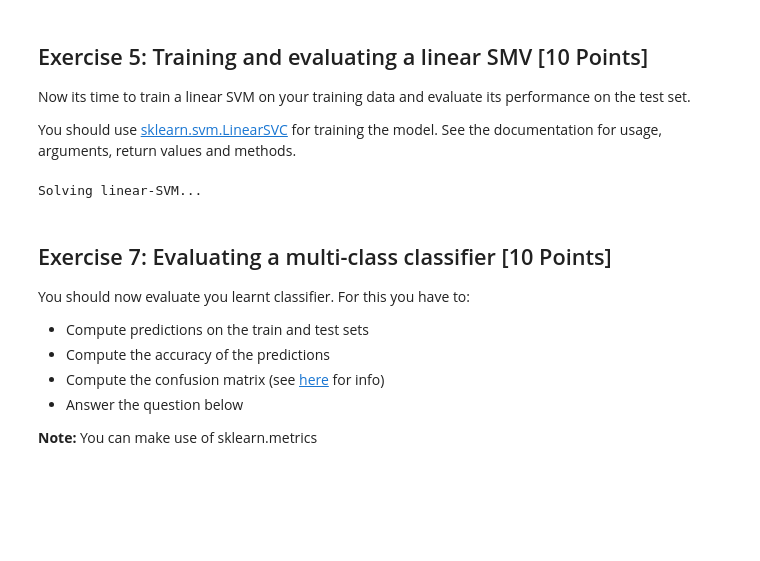
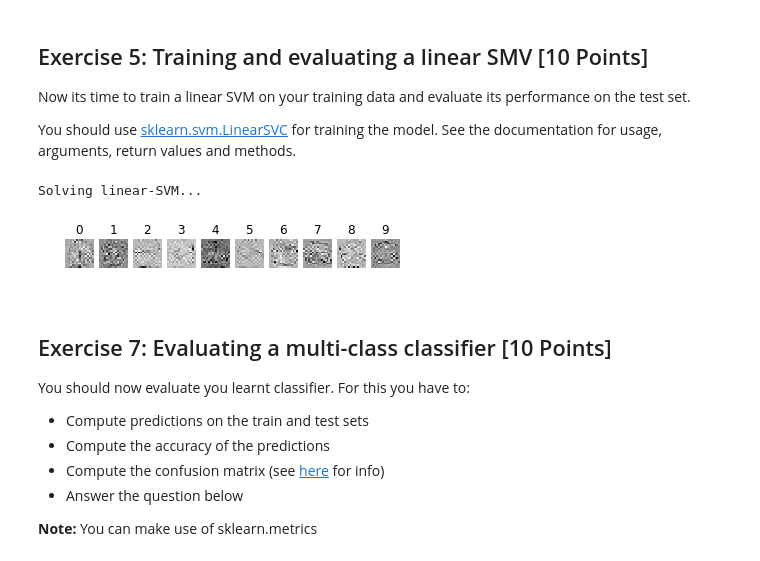
Before and after one commit to nibill/BME-MachineLearning, a Jupyter notebook: Assignment 2/Assignment2.ipynb, the cells around one changed output. Saved outputs shown, nothing was run; the diff lists cells and outputs as text; code cells hidden in the pictures; blank space fills up the shorter version.

```diff
--- a/Assignment 2/Assignment2.ipynb
+++ b/Assignment 2/Assignment2.ipynb
@@ -235,6 +216,7 @@ In this exercise you should:
 **NOTE:** You are allowed to use any functions in sklearn for this exercise
 # %%
 from sklearn import preprocessing
+#from sklearn import model_selection
 X_train = y_train = X_test = y_test = None
 
 #######################################################################
@@ -246,23 +228,25 @@ X_train = y_train = X_test = y_test = None
 # - Think about the sizes of the splits: What are good values and how #
 #   does this affect your train/test performance?                     #
 #######################################################################
-print(X)
-X_train, X_teas, y_train, y_test = train_test_split(X, y, test_size = 0.3)
+# X_train, X_test, y_train, y_test = model_selection.train_test_split(X, y, train_size=0.3)
+X_train, X_test, y_train, y_test = train_test_split(X, y, train_size=0.3)
 
 #######################################################################
 #                         END OF YOUR CODE                            #
 #######################################################################
-print(X_train)
 
-def pre_process(X):
+def pre_process(x):
     #######################################################################
     # TODO:                                                               #
     # Implement preprocessing of the data bbefore feeding to the SVM.     #
     # NOTE: This function will be used to grade the performance on the    #
     # held-out test set!                                                  #
     #######################################################################
-    print(X)
-    x = preprocessing.scale(X)
+
+    scaler = preprocessing.StandardScaler() # yield better accuracy results with SVC
+    #scaler = preprocessing.MinMaxScaler() # yield better accuracy results with LinearSVM
+    scaler.fit(x)
+    x = scaler.transform(x)
 
 
     #######################################################################
@@ -329,33 +298,40 @@ def train_linear_SVM(X, y, C, max_iter=100):
 
     #######################################################################
     # TODO:                                                               #
     # Train the SVM using LinearSVC and return the learnt classifier      #
     #######################################################################
 
     lin_clf = LinearSVC(random_state = 0, C = 1.0, max_iter = 100)
     lin_clf.fit(X, y)
 
     #######################################################################
     #                         END OF YOUR CODE                            #
     #######################################################################
     return lin_clf
 
 C = 5.0
 lin_clf = train_linear_SVM(X_train, y_train, C)
 
 #######################################################################
 # TODO:                                                               #
 # Visualize the learnt weights (lin_clf.coef_) for all the classes:   #
 # - Make a plot with ten figures showing the respective weights for   #
 #   each of the classes                                               #
 #######################################################################
 
+for i in classes:
+    plt.subplot(1, len(classes), i + 1)
+    plt.imshow(np.reshape(lin_clf.coef_[i], [16,16]))
+    plt.axis('off')
+    plt.title(i)
+plt.show()
 
 #######################################################################
 #                         END OF YOUR CODE                            #
 #######################################################################
 # %% [output]
 Solving linear-SVM...
+[figure, added]
 # %% [markdown]
 ## Exercise 7: Evaluating a multi-class classifier [10 Points]
 
```
Also changed, not shown: parts of 8 cells of this notebook.
